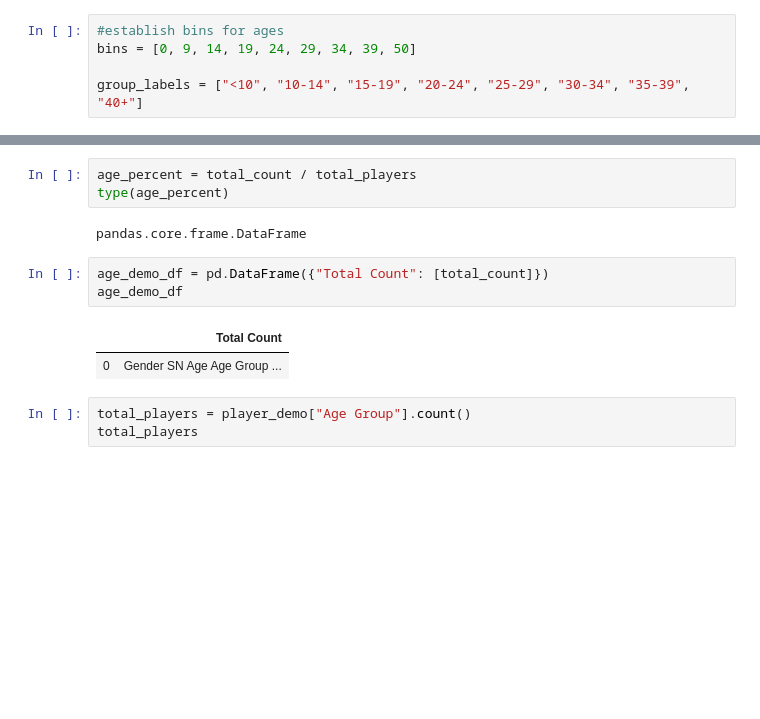
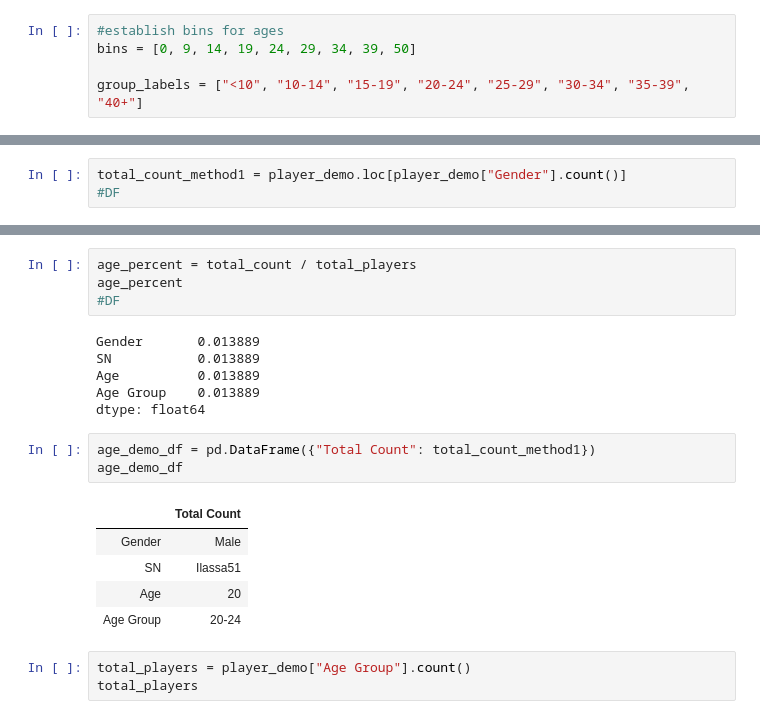
Before and after one commit to VallieTracy/pandas-challenge, a Jupyter notebook: HeroesOfPymoli/main.ipynb, the cells around one changed output, grey strips where cells are left out. Drawn from its saved outputs; the diff is of its cells as text; blank space fills up the shorter version.

```diff
--- a/HeroesOfPymoli/main.ipynb
+++ b/HeroesOfPymoli/main.ipynb
@@ -177,4 +181,7 @@ player_demo
 | 777 | Male | Yathecal72 | 20 | 20-24 |
 | 778 | Male | Sisur91 | 7 | <10 |
 576 rows × 4 columns
+# %%
+total_count_method1 = player_demo.loc[player_demo["Gender"].count()]
+#DF
 # %%
@@ -209,15 +223,23 @@ type(total_players)
 numpy.int32
 # %%
 age_percent = total_count / total_players
-type(age_percent)
+age_percent
+#DF
 # %% [output]
-pandas.core.frame.DataFrame
+Gender       0.013889
+SN           0.013889
+Age          0.013889
+Age Group    0.013889
+dtype: float64
 # %%
-age_demo_df = pd.DataFrame({"Total Count": [total_count]})
+age_demo_df = pd.DataFrame({"Total Count": total_count_method1})
 age_demo_df
 # %% [output]
 |  | Total Count |
-| 0 | Gender SN Age Age Group ... |
+| Gender | Male |
+| SN | Ilassa51 |
+| Age | 20 |
+| Age Group | 20-24 |
 # %%
 total_players = player_demo["Age Group"].count()
 total_players
```
Also changed, not shown: parts of 9 cells of this notebook.
